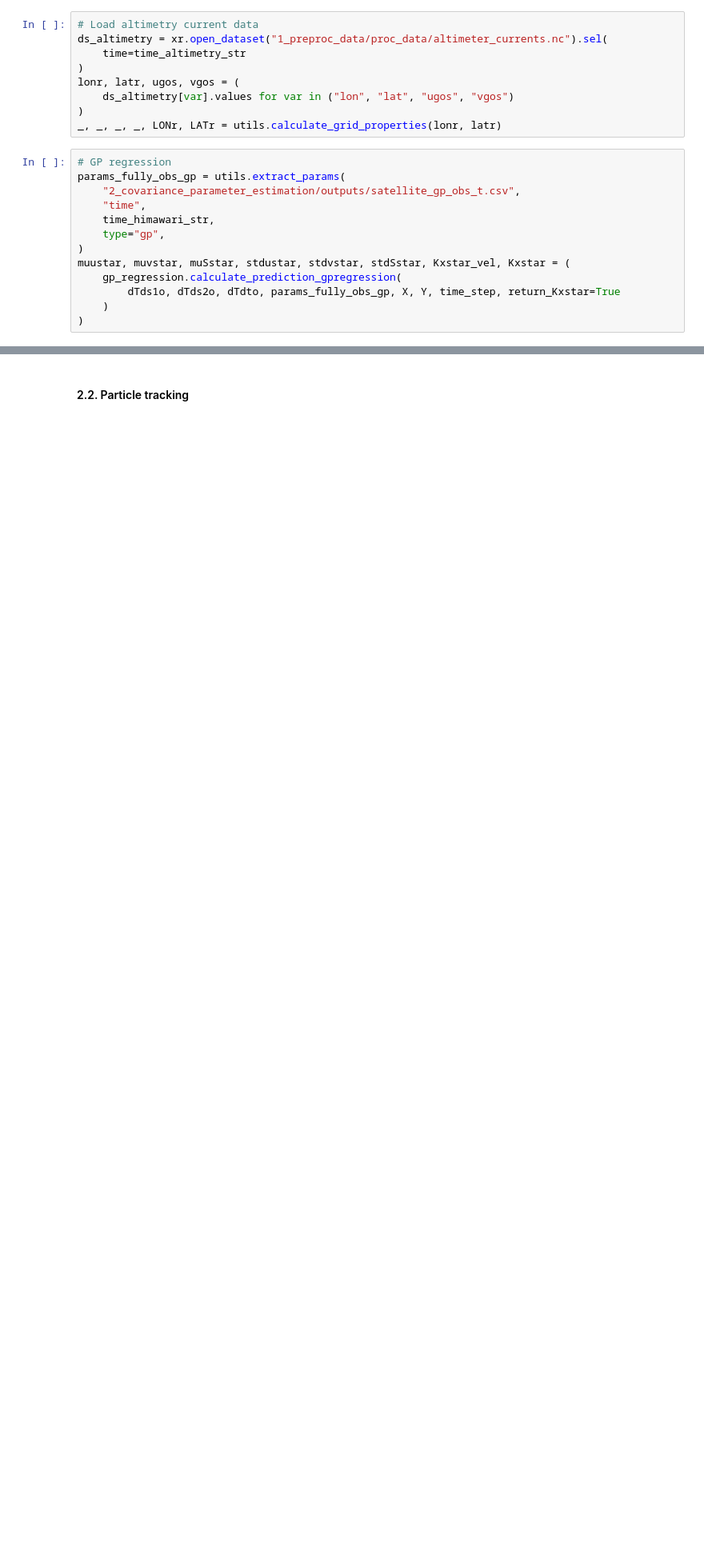
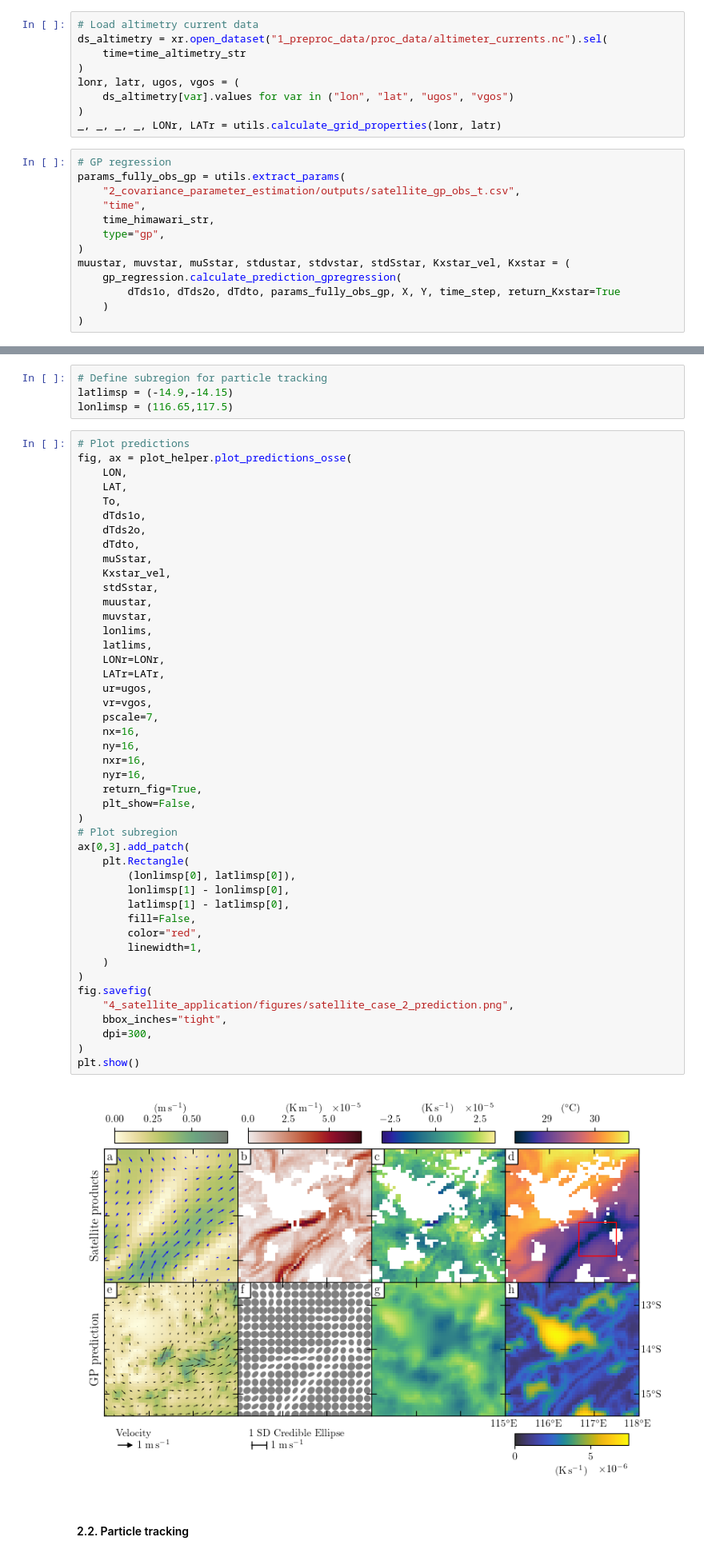
Before and after one commit to rdkreij/inversion-sst-gp, a Jupyter notebook: 4_satellite_application/4_2_case_2_particle_tracking.ipynb, the cells around one changed output, grey strips where cells are left out. Shown: that part at 80% size. Saved outputs shown, nothing was run; the diff lists cells and outputs as text; blank space fills up the shorter version.

Commit message:
update sat plot

```diff
--- a/4_satellite_application/4_2_case_2_particle_tracking.ipynb
+++ b/4_satellite_application/4_2_case_2_particle_tracking.ipynb
@@ -98,3 +65,54 @@ fig.savefig(
+# %%
+# Define subregion for particle tracking
+latlimsp = (-14.9,-14.15)
+lonlimsp = (116.65,117.5)
+# %%
+# Plot predictions
+fig, ax = plot_helper.plot_predictions_osse(
+    LON,
+    LAT,
+    To,
+    dTds1o,
+    dTds2o,
+    dTdto,
+    muSstar,
+    Kxstar_vel,
+    stdSstar,
+    muustar,
+    muvstar,
+    lonlims,
+    latlims,
+    LONr=LONr,
+    LATr=LATr,
+    ur=ugos,
+    vr=vgos,
+    pscale=7,
+    nx=16,
+    ny=16,
+    nxr=16,
+    nyr=16,
+    return_fig=True,
+    plt_show=False,
+)
+# Plot subregion
+ax[0,3].add_patch(
+    plt.Rectangle(
+        (lonlimsp[0], latlimsp[0]),
+        lonlimsp[1] - lonlimsp[0],
+        latlimsp[1] - latlimsp[0],
+        fill=False,
+        color="red",
+        linewidth=1,
+    )
+)
+fig.savefig(
+    "4_satellite_application/figures/satellite_case_2_prediction.png",
+    bbox_inches="tight",
+    dpi=300,
+)
+plt.show()
+# %% [output]
+[figure, added]
 # %% [markdown]
 #### 2.2. Particle tracking
 # %%
```
Also changed, not shown: parts of 3 cells of this notebook, 2 other files.
